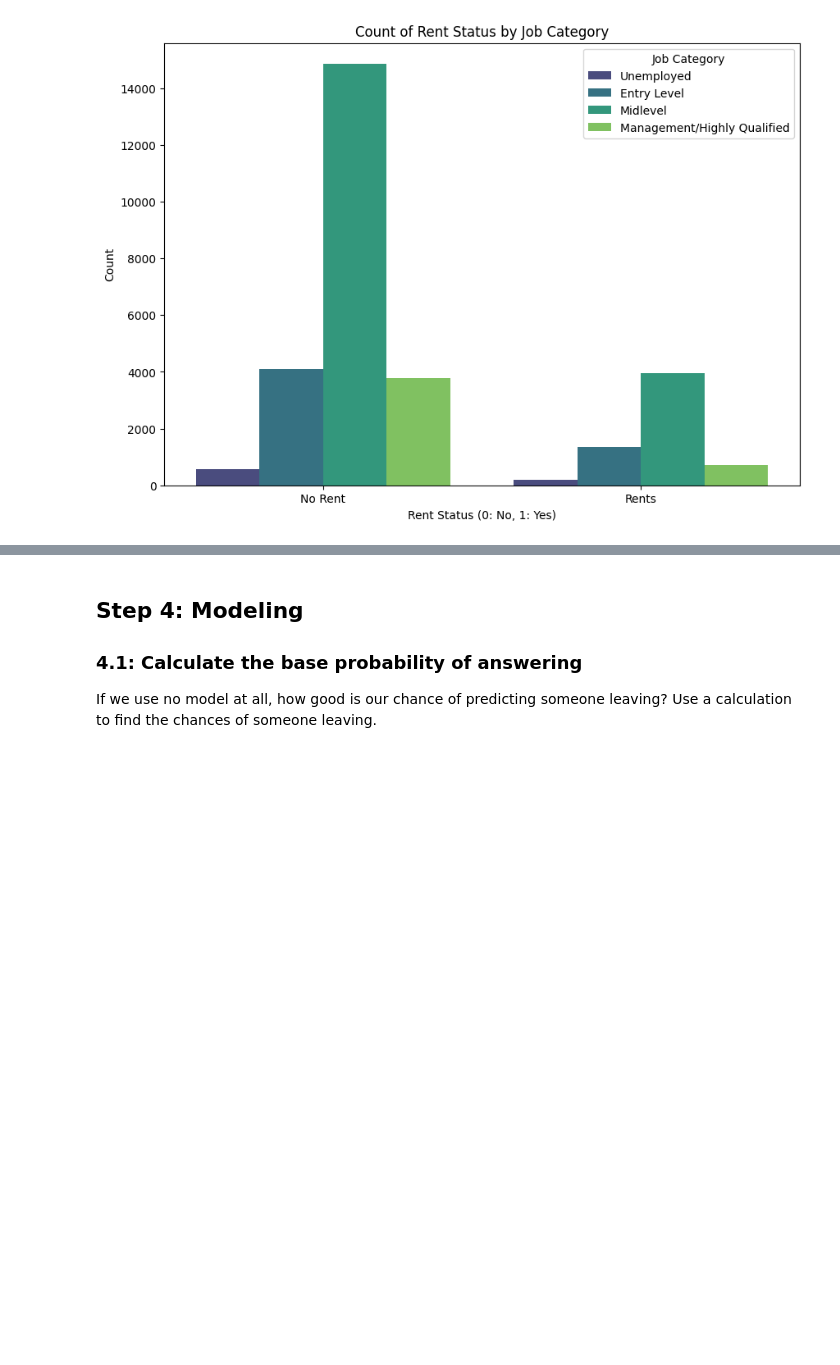
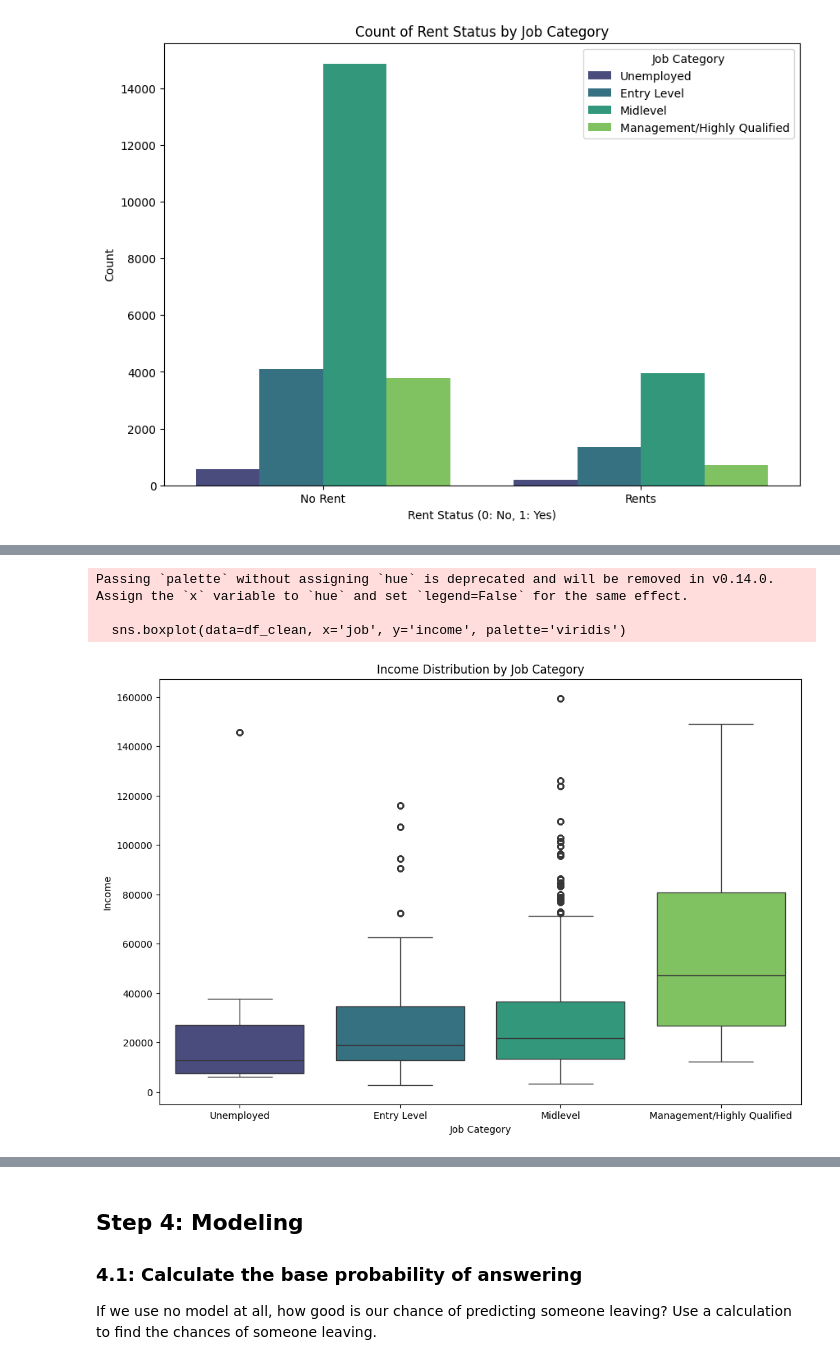
Before and after one commit to NovicePython2004/IS4487, a Jupyter notebook: Assignments/assignment_10_classification.ipynb, the cells around one changed output, grey strips where cells are left out. Saved outputs shown, nothing was run; the diff lists cells and outputs as text; code cells hidden in the pictures; blank space fills up the shorter version.

```diff
--- a/Assignments/assignment_10_classification.ipynb
+++ b/Assignments/assignment_10_classification.ipynb
@@ -327,0 +333,13 @@ plt.show()
+# %%
+plt.figure(figsize=(12, 8))
+sns.boxplot(data=df_clean, x='job', y='income', palette='viridis')
+plt.title('Income Distribution by Job Category')
+plt.xlabel('Job Category')
+plt.ylabel('Income')
+plt.xticks(ticks=[0, 1, 2, 3], labels=['Unemployed', 'Entry Level', 'Midlevel', 'Management/Highly Qualified'])
+plt.show()
+# %% [output]
+Passing `palette` without assigning `hue` is deprecated and will be removed in v0.14.0. Assign the `x` variable to `hue` and set `legend=False` for the same effect.
+
+  sns.boxplot(data=df_clean, x='job', y='income', palette='viridis')
+[figure, added]
```
Also changed, not shown: parts of 41 cells of this notebook.
